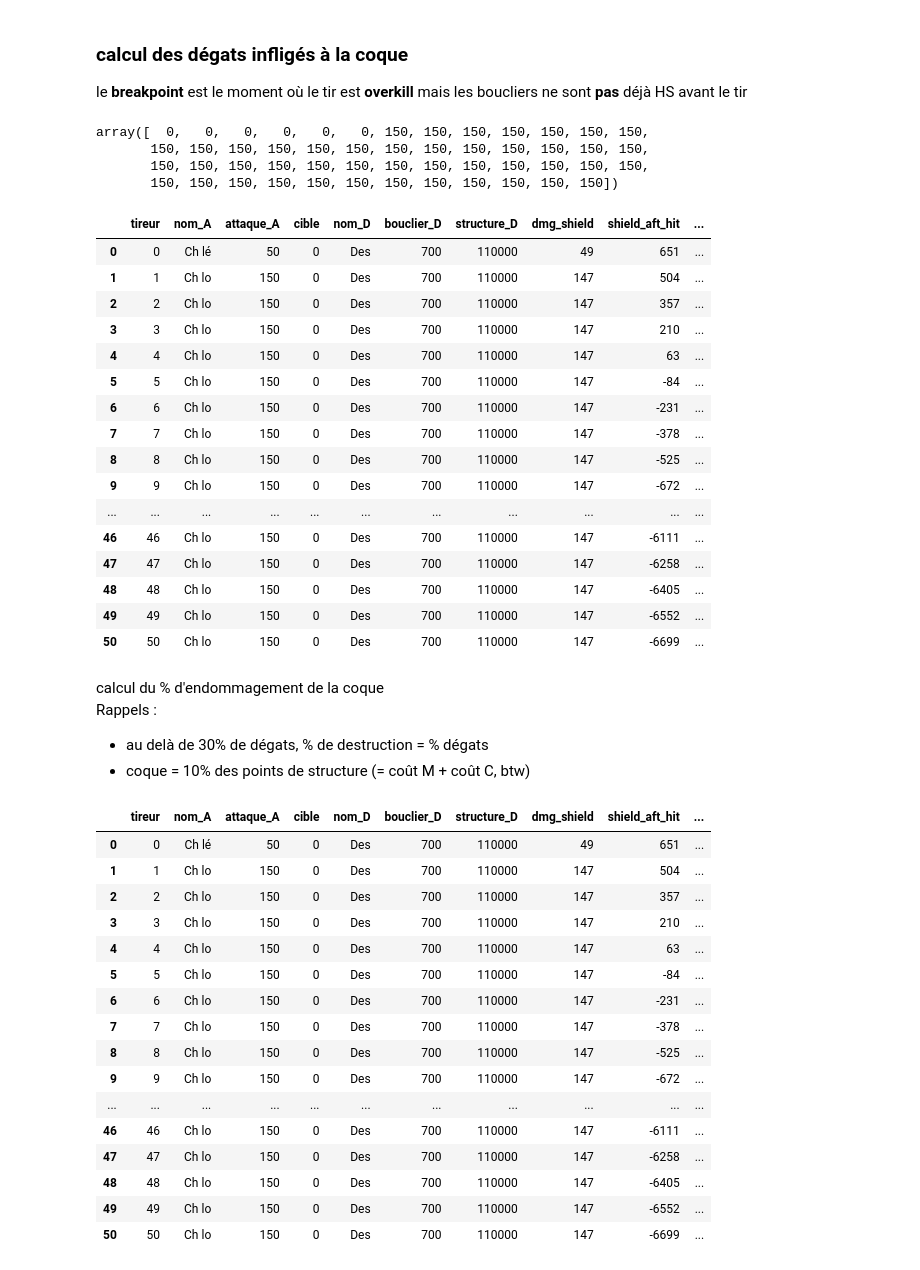
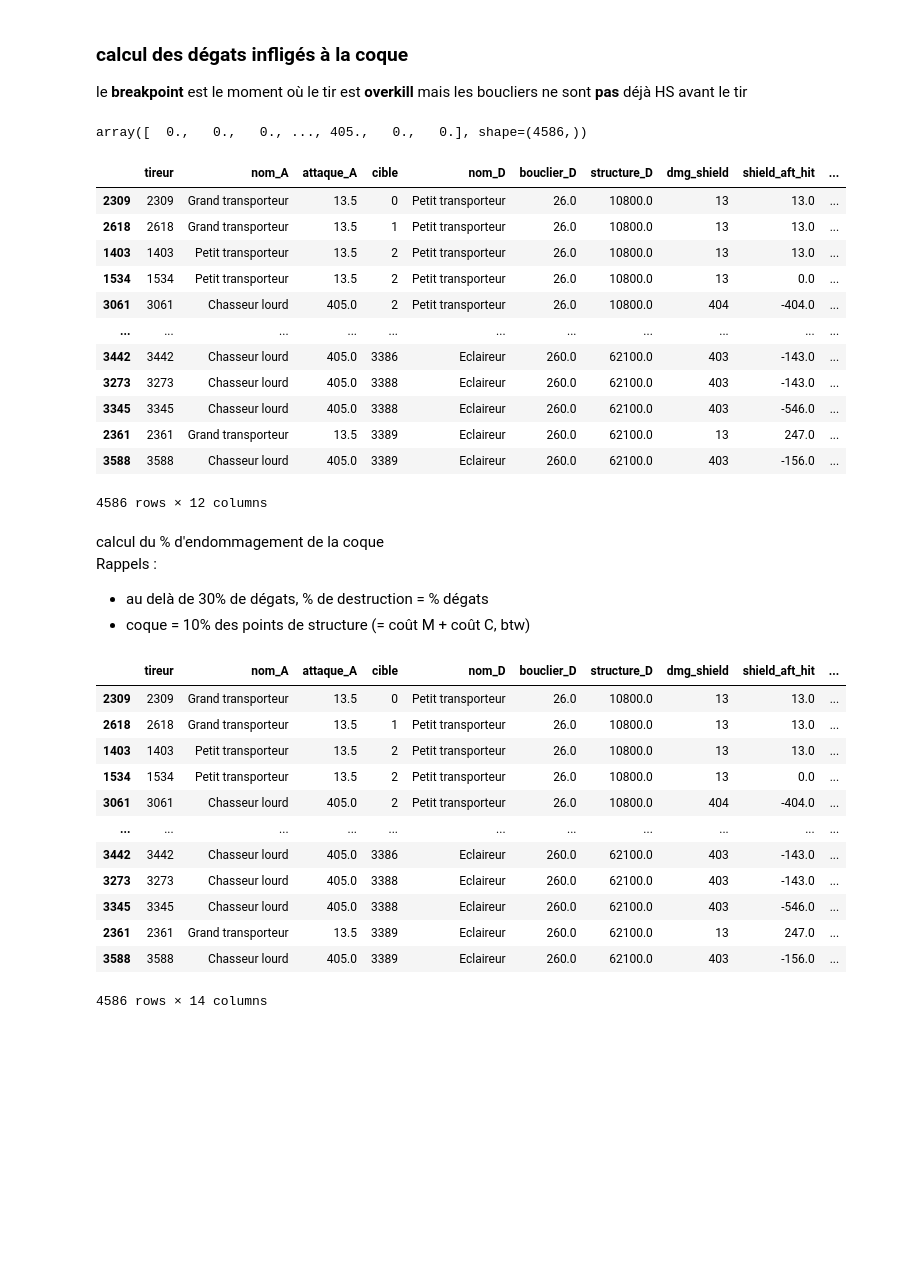
Before and after one commit to Tezahc/OGame_simulator, a Jupyter notebook: simulator/simulateur_combats.ipynb, the cells around one changed output. Drawn from its saved outputs; the diff is of its cells as text; code cells hidden in the pictures; blank space fills up the shorter version.

```diff
--- a/simulator/simulateur_combats.ipynb
+++ b/simulator/simulateur_combats.ipynb
@@ -36,5 +53,3 @@ df_vaisseaux.to_json(Path("../data/vaisseaux.json"), indent=4, force_ascii=False
-# %%
-df_vaisseaux = pd.read_json(Path("../data/vaisseaux.json"))
 # %% [markdown]
 ## ajustements technologiques
 lecture d'un... yaml ? ouais disons yaml qui contiendra toutes nos paramètres (univers, technologies)
@@ -76,8 +103,8 @@ afin de permettre ensuite le calcul vectoriel pour chaque individu de la flotte
 # %%
 from data_utils import replicate_rows
 
-df_attaquants = replicate_rows(df_vaisseaux, [1, 50, 0, 0, 0])
-df_defenseurs = replicate_rows(df_vaisseaux, [0, 0, 0, 1, 0])
+df_attaquants = replicate_rows(df_vaisseaux, [2000, 900, 0, 1100, 0, 75, 0, 25, 0, 35, 0, 450, 0, 0, 1, 0, 0])
+df_defenseurs = replicate_rows(df_vaisseaux, [1500, 700, 0, 900, 0, 50, 0, 15, 0, 25, 0, 200, 0, 0, 0, 0, 0])
 # %%
 df_attaquants.reset_index(names="tireur", inplace=True)
 # %%
@@ -104,3 +126,0 @@ df_attaquants
-# %%
-df_attaquants['cible'] = ((df_attaquants.nom == "Ch lo") + (df_attaquants.tireur <= 4)).astype(int)
-df_attaquants
@@ -190,10 +204,7 @@ le **breakpoint** est le moment où le tir est **overkill** mais les boucliers n
 hull_dmg = np.where(déjà_hs, df_tirs.attaque_A, 0)
 hull_dmg
 # %% [output]
-array([  0,   0,   0,   0,   0,   0, 150, 150, 150, 150, 150, 150, 150,
-       150, 150, 150, 150, 150, 150, 150, 150, 150, 150, 150, 150, 150,
-       150, 150, 150, 150, 150, 150, 150, 150, 150, 150, 150, 150, 150,
-       150, 150, 150, 150, 150, 150, 150, 150, 150, 150, 150, 150])
+array([  0.,   0.,   0., ..., 405.,   0.,   0.], shape=(4586,))
 # %%
 # 2ème passe pour la situation de breakpoint
 df_tirs["hull_dmg"] = np.where(
@@ -205,52 +216,44 @@ df_tirs["hull_dmg_cum"] = df_tirs.groupby("cible")["hull_dmg"].cumsum()
 df_tirs
 # %% [output]
 |  | tireur | nom_A | attaque_A | cible | nom_D | bouclier_D | structure_D | dmg_shield | shield_aft_hit | ... |
-| 0 | 0 | Ch lé | 50 | 0 | Des | 700 | 110000 | 49 | 651 | ... |
-| 1 | 1 | Ch lo | 150 | 0 | Des | 700 | 110000 | 147 | 504 | ... |
-| 2 | 2 | Ch lo | 150 | 0 | Des | 700 | 110000 | 147 | 357 | ... |
-| 3 | 3 | Ch lo | 150 | 0 | Des | 700 | 110000 | 147 | 210 | ... |
-| 4 | 4 | Ch lo | 150 | 0 | Des | 700 | 110000 | 147 | 63 | ... |
-| 5 | 5 | Ch lo | 150 | 0 | Des | 700 | 110000 | 147 | -84 | ... |
-| 6 | 6 | Ch lo | 150 | 0 | Des | 700 | 110000 | 147 | -231 | ... |
-| 7 | 7 | Ch lo | 150 | 0 | Des | 700 | 110000 | 147 | -378 | ... |
-| 8 | 8 | Ch lo | 150 | 0 | Des | 700 | 110000 | 147 | -525 | ... |
-| 9 | 9 | Ch lo | 150 | 0 | Des | 700 | 110000 | 147 | -672 | ... |
+| 2309 | 2309 | Grand transporteur | 13.5 | 0 | Petit transporteur | 26.0 | 10800.0 | 13 | 13.0 | ... |
+| 2618 | 2618 | Grand transporteur | 13.5 | 1 | Petit transporteur | 26.0 | 10800.0 | 13 | 13.0 | ... |
+| 1403 | 1403 | Petit transporteur | 13.5 | 2 | Petit transporteur | 26.0 | 10800.0 | 13 | 13.0 | ... |
+| 1534 | 1534 | Petit transporteur | 13.5 | 2 | Petit transporteur | 26.0 | 10800.0 | 13 | 0.0 | ... |
+| 3061 | 3061 | Chasseur lourd | 405.0 | 2 | Petit transporteur | 26.0 | 10800.0 | 404 | -404.0 | ... |
 | ... | ... | ... | ... | ... | ... | ... | ... | ... | ... | ... |
-| 46 | 46 | Ch lo | 150 | 0 | Des | 700 | 110000 | 147 | -6111 | ... |
-| 47 | 47 | Ch lo | 150 | 0 | Des | 700 | 110000 | 147 | -6258 | ... |
-| 48 | 48 | Ch lo | 150 | 0 | Des | 700 | 110000 | 147 | -6405 | ... |
-| 49 | 49 | Ch lo | 150 | 0 | Des | 700 | 110000 | 147 | -6552 | ... |
-| 50 | 50 | Ch lo | 150 | 0 | Des | 700 | 110000 | 147 | -6699 | ... |
+| 3442 | 3442 | Chasseur lourd | 405.0 | 3386 | Eclaireur | 260.0 | 62100.0 | 403 | -143.0 | ... |
+| 3273 | 3273 | Chasseur lourd | 405.0 | 3388 | Eclaireur | 260.0 | 62100.0 | 403 | -143.0 | ... |
+| 3345 | 3345 | Chasseur lourd | 405.0 | 3388 | Eclaireur | 260.0 | 62100.0 | 403 | -546.0 | ... |
+| 2361 | 2361 | Grand transporteur | 13.5 | 3389 | Eclaireur | 260.0 | 62100.0 | 13 | 247.0 | ... |
+| 3588 | 3588 | Chasseur lourd | 405.0 | 3389 | Eclaireur | 260.0 | 62100.0 | 403 | -156.0 | ... |
+4586 rows × 12 columns
 # %% [markdown]
 calcul du % d'endommagement de la coque
 Rappels :
 + au delà de 30% de dégats, % de destruction = % dégats
 + coque = 10% des points de structure (= coût M + coût C, btw)
 # %%
-hull_dmg_percent = 10 * df_tirs.hull_dmg_cum / df_tirs.structure_D
+hull_dmg_percent = np.minimum(1, 10 * df_tirs.hull_dmg_cum / df_tirs.structure_D)
 df_tirs["destruction_chance"] = np.where(
     hull_dmg_percent > 0.3,
     hull_dmg_percent,
     0
 )
 destruction_roll = np.random.random(size=len(df_tirs))
 df_tirs["is_destroyed"] = destruction_roll < df_tirs["destruction_chance"]
 df_tirs
 # %% [output]
 |  | tireur | nom_A | attaque_A | cible | nom_D | bouclier_D | structure_D | dmg_shield | shield_aft_hit | ... |
-| 0 | 0 | Ch lé | 50 | 0 | Des | 700 | 110000 | 49 | 651 | ... |
-| 1 | 1 | Ch lo | 150 | 0 | Des | 700 | 110000 | 147 | 504 | ... |
-| 2 | 2 | Ch lo | 150 | 0 | Des | 700 | 110000 | 147 | 357 | ... |
-| 3 | 3 | Ch lo | 150 | 0 | Des | 700 | 110000 | 147 | 210 | ... |
-| 4 | 4 | Ch lo | 150 | 0 | Des | 700 | 110000 | 147 | 63 | ... |
-| 5 | 5 | Ch lo | 150 | 0 | Des | 700 | 110000 | 147 | -84 | ... |
-| 6 | 6 | Ch lo | 150 | 0 | Des | 700 | 110000 | 147 | -231 | ... |
-| 7 | 7 | Ch lo | 150 | 0 | Des | 700 | 110000 | 147 | -378 | ... |
-| 8 | 8 | Ch lo | 150 | 0 | Des | 700 | 110000 | 147 | -525 | ... |
-| 9 | 9 | Ch lo | 150 | 0 | Des | 700 | 110000 | 147 | -672 | ... |
+| 2309 | 2309 | Grand transporteur | 13.5 | 0 | Petit transporteur | 26.0 | 10800.0 | 13 | 13.0 | ... |
+| 2618 | 2618 | Grand transporteur | 13.5 | 1 | Petit transporteur | 26.0 | 10800.0 | 13 | 13.0 | ... |
+| 1403 | 1403 | Petit transporteur | 13.5 | 2 | Petit transporteur | 26.0 | 10800.0 | 13 | 13.0 | ... |
+| 1534 | 1534 | Petit transporteur | 13.5 | 2 | Petit transporteur | 26.0 | 10800.0 | 13 | 0.0 | ... |
+| 3061 | 3061 | Chasseur lourd | 405.0 | 2 | Petit transporteur | 26.0 | 10800.0 | 404 | -404.0 | ... |
 | ... | ... | ... | ... | ... | ... | ... | ... | ... | ... | ... |
-| 46 | 46 | Ch lo | 150 | 0 | Des | 700 | 110000 | 147 | -6111 | ... |
-| 47 | 47 | Ch lo | 150 | 0 | Des | 700 | 110000 | 147 | -6258 | ... |
-| 48 | 48 | Ch lo | 150 | 0 | Des | 700 | 110000 | 147 | -6405 | ... |
-| 49 | 49 | Ch lo | 150 | 0 | Des | 700 | 110000 | 147 | -6552 | ... |
-| 50 | 50 | Ch lo | 150 | 0 | Des | 700 | 110000 | 147 | -6699 | ... |
+| 3442 | 3442 | Chasseur lourd | 405.0 | 3386 | Eclaireur | 260.0 | 62100.0 | 403 | -143.0 | ... |
+| 3273 | 3273 | Chasseur lourd | 405.0 | 3388 | Eclaireur | 260.0 | 62100.0 | 403 | -143.0 | ... |
+| 3345 | 3345 | Chasseur lourd | 405.0 | 3388 | Eclaireur | 260.0 | 62100.0 | 403 | -546.0 | ... |
+| 2361 | 2361 | Grand transporteur | 13.5 | 3389 | Eclaireur | 260.0 | 62100.0 | 13 | 247.0 | ... |
+| 3588 | 3588 | Chasseur lourd | 405.0 | 3389 | Eclaireur | 260.0 | 62100.0 | 403 | -156.0 | ... |
+4586 rows × 14 columns
```
Also changed, not shown: parts of 8 cells of this notebook.
